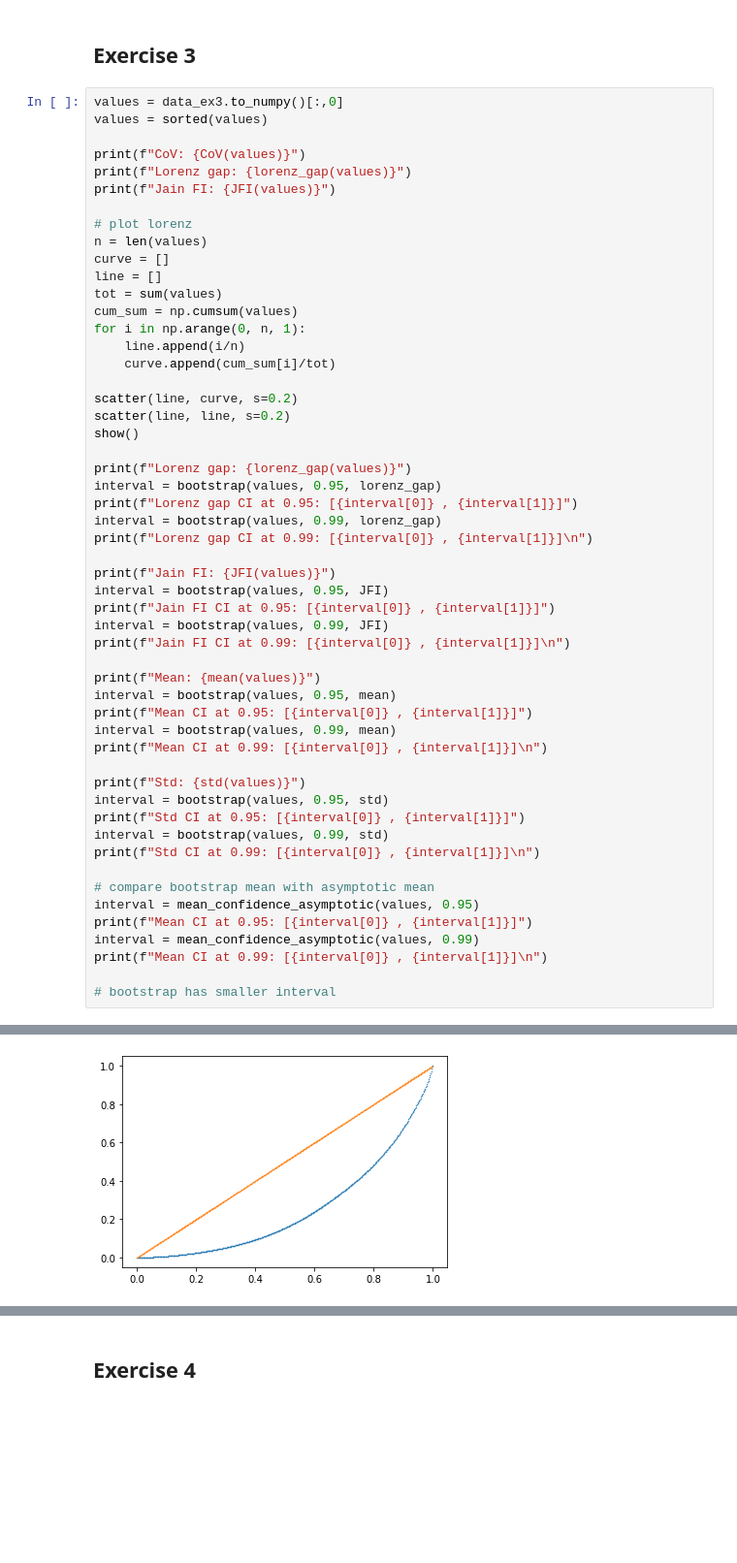
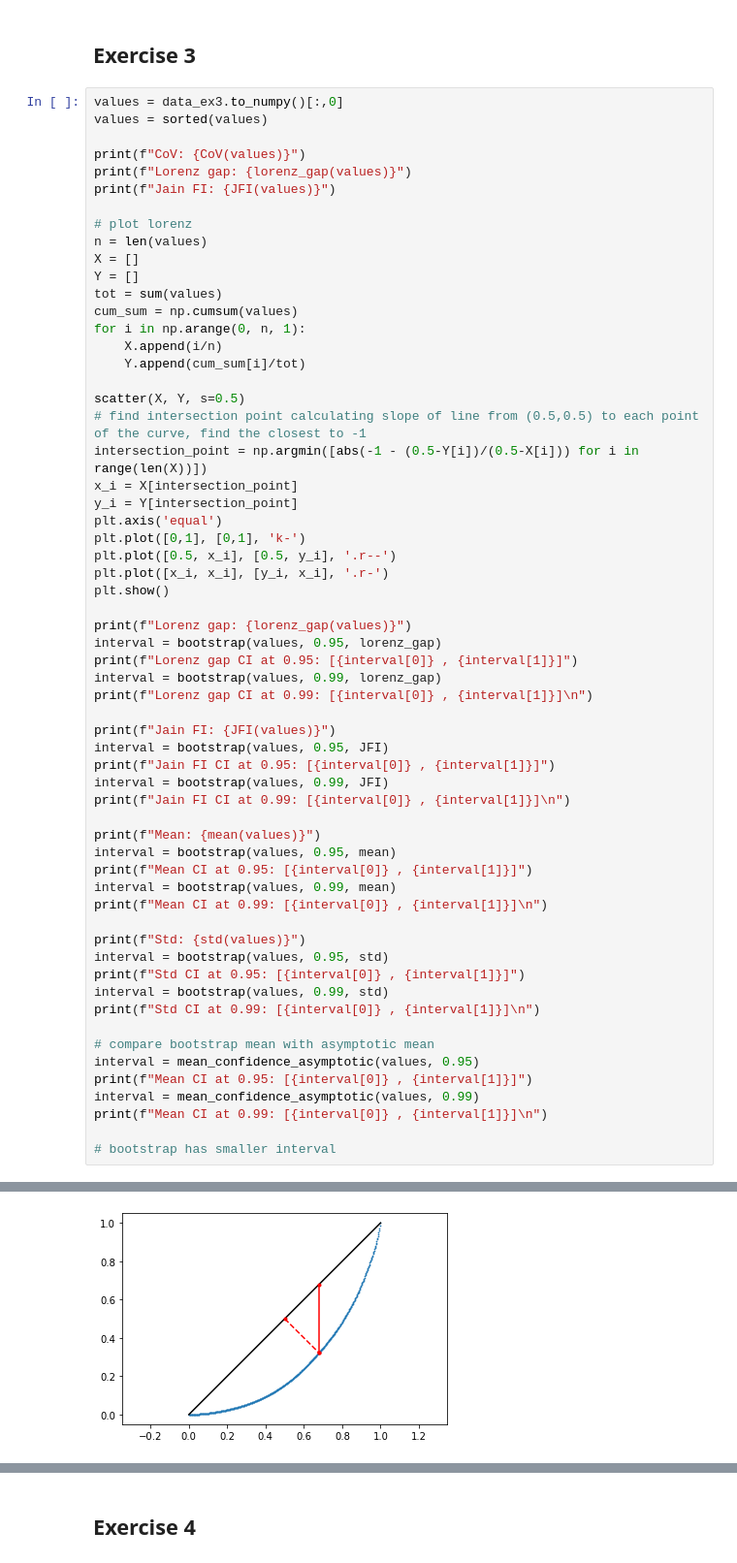
Before and after one commit to andreamatt/Simulation-homeworks, a Jupyter notebook: HW1/HW1.ipynb, the cells around one changed output, grey strips where cells are left out. Shown at 97% size. Cells and saved outputs as stored; diff of their text form; blank space fills up the shorter version.

```diff
--- a/HW1/HW1.ipynb
+++ b/HW1/HW1.ipynb
@@ -166,17 +166,24 @@ print(f"Jain FI: {JFI(values)}")
 
 # plot lorenz
 n = len(values)
-curve = []
-line = []
+X = []
+Y = []
 tot = sum(values)
 cum_sum = np.cumsum(values)
 for i in np.arange(0, n, 1):
-    line.append(i/n)
-    curve.append(cum_sum[i]/tot)
+    X.append(i/n)
+    Y.append(cum_sum[i]/tot)
 
-scatter(line, curve, s=0.2)
-scatter(line, line, s=0.2)
-show()
+scatter(X, Y, s=0.5)
+# find intersection point calculating slope of line from (0.5,0.5) to each point of the curve, find the closest to -1
+intersection_point = np.argmin([abs(-1 - (0.5-Y[i])/(0.5-X[i])) for i in range(len(X))])
+x_i = X[intersection_point]
+y_i = Y[intersection_point]
+plt.axis('equal')
+plt.plot([0,1], [0,1], 'k-')
+plt.plot([0.5, x_i], [0.5, y_i], '.r--')
+plt.plot([x_i, x_i], [y_i, x_i], '.r-')
+plt.show()
 
 print(f"Lorenz gap: {lorenz_gap(values)}")
 interval = bootstrap(values, 0.95, lorenz_gap)
@@ -186,32 +193,32 @@ print(f"Lorenz gap CI at 0.99: [{interval[0]} , {interval[1]}]\n")
 
 print(f"Jain FI: {JFI(values)}")
 interval = bootstrap(values, 0.95, JFI)
 print(f"Jain FI CI at 0.95: [{interval[0]} , {interval[1]}]")
 interval = bootstrap(values, 0.99, JFI)
 print(f"Jain FI CI at 0.99: [{interval[0]} , {interval[1]}]\n")
 
 print(f"Mean: {mean(values)}")
 interval = bootstrap(values, 0.95, mean)
 print(f"Mean CI at 0.95: [{interval[0]} , {interval[1]}]")
 interval = bootstrap(values, 0.99, mean)
 print(f"Mean CI at 0.99: [{interval[0]} , {interval[1]}]\n")
 
 print(f"Std: {std(values)}")
 interval = bootstrap(values, 0.95, std)
 print(f"Std CI at 0.95: [{interval[0]} , {interval[1]}]")
 interval = bootstrap(values, 0.99, std)
 print(f"Std CI at 0.99: [{interval[0]} , {interval[1]}]\n")
 
 # compare bootstrap mean with asymptotic mean
 interval = mean_confidence_asymptotic(values, 0.95)
 print(f"Mean CI at 0.95: [{interval[0]} , {interval[1]}]")
 interval = mean_confidence_asymptotic(values, 0.99)
 print(f"Mean CI at 0.99: [{interval[0]} , {interval[1]}]\n")
 
 # bootstrap has smaller interval
 # %% [output]
 CoV: 1.001469136252603
 Lorenz gap: 0.36230444707595705
 Jain FI: 0.49926597146344925
-[figure, old version]
+[figure, new version]
 Lorenz gap: 0.36230444707595705
```
Also changed, not shown: parts of 5 cells of this notebook.
